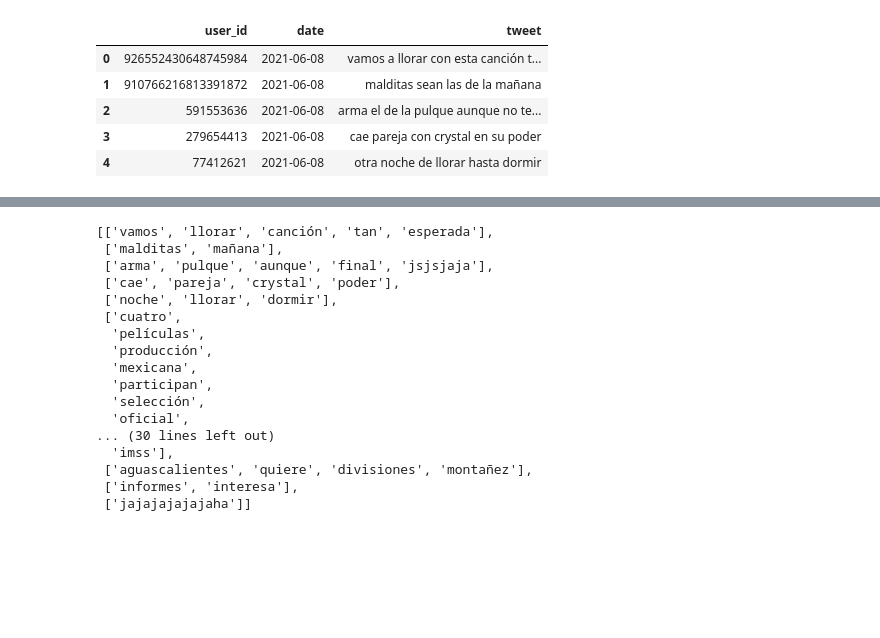
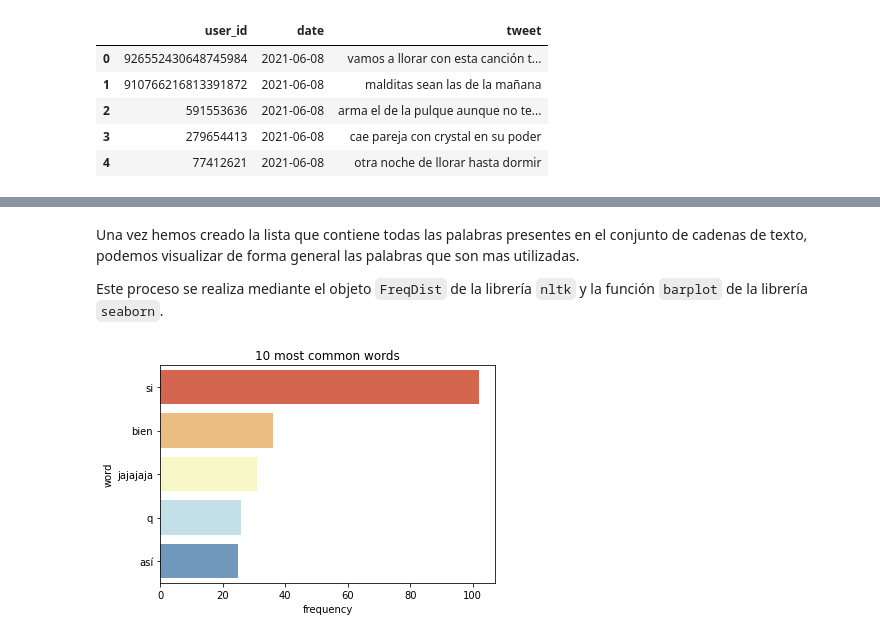
Before and after one commit to restradap001/Depression-in-Mexico, a Jupyter notebook: depression-in-mexico.ipynb, the cells around one changed output, grey strips where cells are left out. Drawn from its saved outputs; the diff is of its cells as text; code cells hidden in the pictures; blank space fills up the shorter version.

```diff
--- a/depression-in-mexico.ipynb
+++ b/depression-in-mexico.ipynb
@@ -61,3 +138,3 @@ def downloadTwitterData(data, path, kilometers=10, limit=16000):
 # %%
-def removeSpecialCharacters(tweet):
-    return " ".join([letter for letter in TweetTokenizer(reduce_len=True, strip_handles=True).tokenize(tweet.lower()) if letter.isalpha()])
+def removeSpecialCharacters(document):
+    return " ".join([word for word in TweetTokenizer(reduce_len=True, strip_handles=True).tokenize(document.lower()) if word.isalpha()])
@@ -150,4 +311,4 @@ twitter_data.to_csv("{}/twitter.csv".format(path), index=False, encoding="utf-8-
 
 Este proceso se realiza mediante la función <code>read_csv</code> de la librería <code>pandas</code>.
 # %%
-twitter_data = pd.read_csv("{}/twitter.csv".format(path))
+twitter_data = pd.read_csv(f"{relative_path}/twitter.csv")[:1000]
@@ -165,23 +340,11 @@ twitter_data.head()
 # %%
-tweets_list = []
-for index in range(0, twitter_data.shape[0]):
-    user_id, date, tweet = twitter_data.iloc[index]
-    tweets_list.append([word for word in TweetTokenizer(reduce_len=True, strip_handles=True).tokenize(tweet) if word not in stopwords.words("spanish")])
+all_words = [item for sublist in [[word for word in TweetTokenizer(reduce_len=True, strip_handles=True).tokenize(twitter_data["tweet"].iloc[index]) if word not in set(stopwords.words("spanish"))] for index in range(0, twitter_data.shape[0])] for item in sublist]
-# %% [output]
-[['vamos', 'llorar', 'canción', 'tan', 'esperada'],
- ['malditas', 'mañana'],
- ['arma', 'pulque', 'aunque', 'final', 'jsjsjaja'],
- ['cae', 'pareja', 'crystal', 'poder'],
- ['noche', 'llorar', 'dormir'],
- ['cuatro',
-  'películas',
-  'producción',
-  'mexicana',
-  'participan',
-  'selección',
-  'oficial',
-... (30 lines left out)
-  'imss'],
- ['aguascalientes', 'quiere', 'divisiones', 'montañez'],
- ['informes', 'interesa'],
- ['jajajajajajaha']]
+# %% [markdown]
+Una vez hemos creado la lista que contiene todas las palabras presentes en el conjunto de cadenas de texto, podemos visualizar de forma general las palabras que son mas utilizadas.
+
+Este proceso se realiza mediante el objeto <code>FreqDist</code> de la librería <code>nltk</code> y la función <code>barplot</code> de la librería <code>seaborn</code>.
+# %%
+most_common_words = pd.DataFrame(FreqDist(all_words).most_common(5), columns=["word", "frequency"])
+sns.barplot(data=most_common_words, x="frequency", y="word", orient="h", palette="RdYlBu").set(title="10 most common words");
+# %% [output]
+[figure, added]
```
Also changed, not shown: parts of 72 cells of this notebook.
